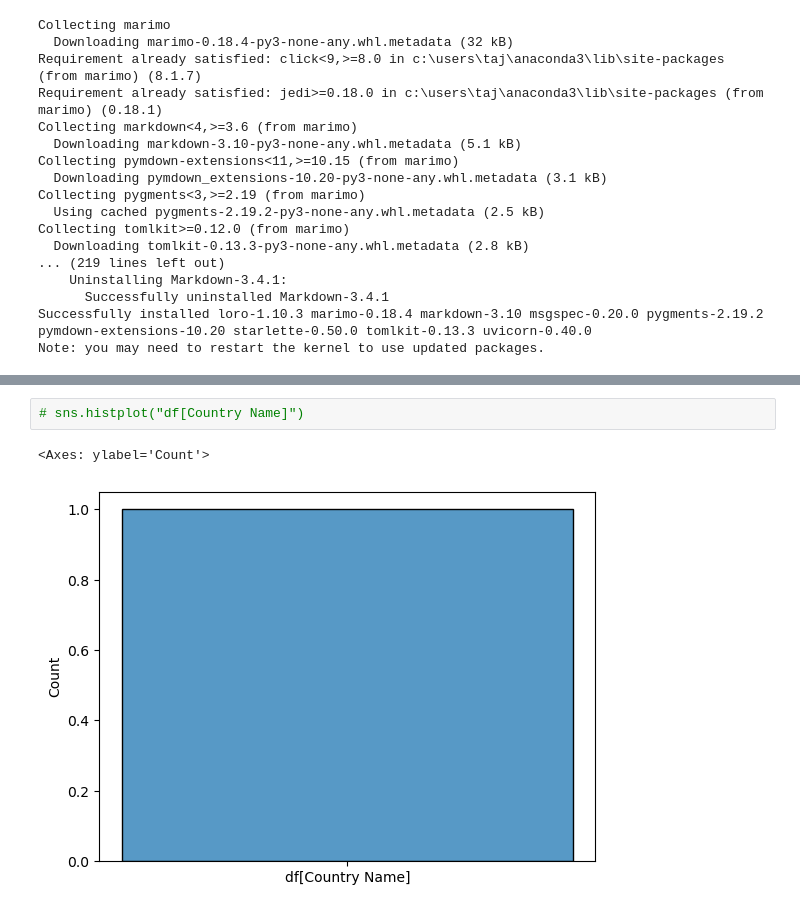
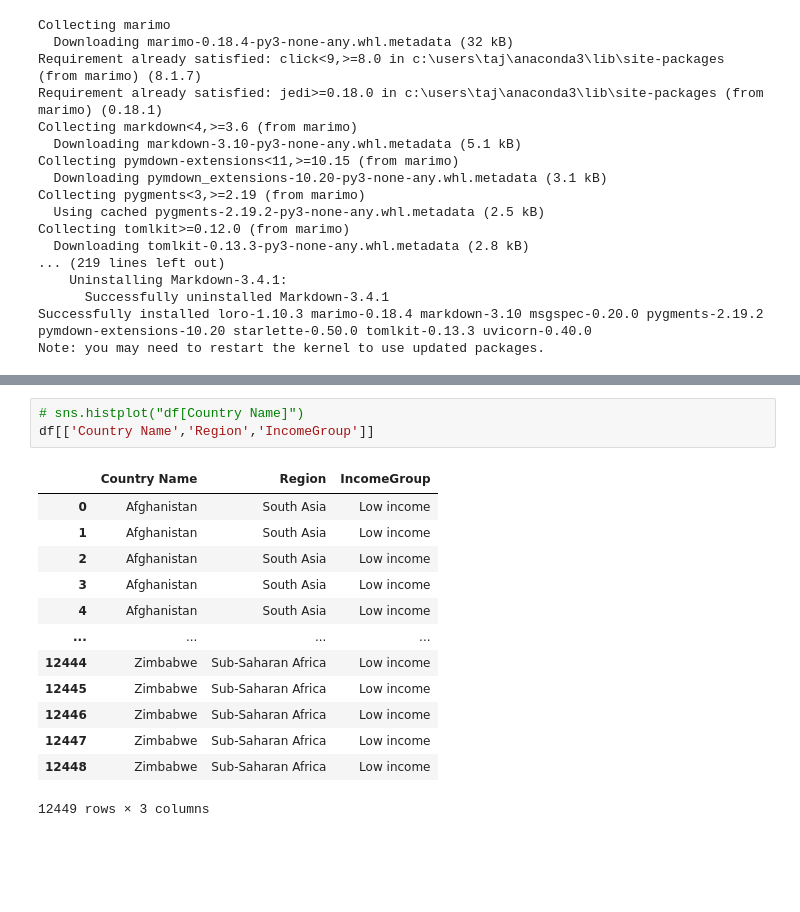
Before and after one commit to bielng/world-economic-report, a Jupyter notebook: main.ipynb, the cells around one changed output, grey strips where cells are left out. Drawn from its saved outputs; the diff is of its cells as text; blank space fills up the shorter version.

```diff
--- a/main.ipynb
+++ b/main.ipynb
@@ -49,6 +50,18 @@ display(df.describe())
 | max | 2018.00000 | 58.227000 | 54.444000 | 54799.200000 | 2.050000e+13 | ... |
 # %%
 # sns.histplot("df[Country Name]")
+df[['Country Name','Region','IncomeGroup']]
 # %% [output]
+|  | Country Name | Region | IncomeGroup |
+| 0 | Afghanistan | South Asia | Low income |
+| 1 | Afghanistan | South Asia | Low income |
+| 2 | Afghanistan | South Asia | Low income |
+| 3 | Afghanistan | South Asia | Low income |
+| 4 | Afghanistan | South Asia | Low income |
+| ... | ... | ... | ... |
+| 12444 | Zimbabwe | Sub-Saharan Africa | Low income |
+| 12445 | Zimbabwe | Sub-Saharan Africa | Low income |
+| 12446 | Zimbabwe | Sub-Saharan Africa | Low income |
+| 12447 | Zimbabwe | Sub-Saharan Africa | Low income |
+| 12448 | Zimbabwe | Sub-Saharan Africa | Low income |
-<Axes: ylabel='Count'>
+12449 rows × 3 columns
-[figure, removed]
```
Also changed, not shown: parts of 3 cells of this notebook.
